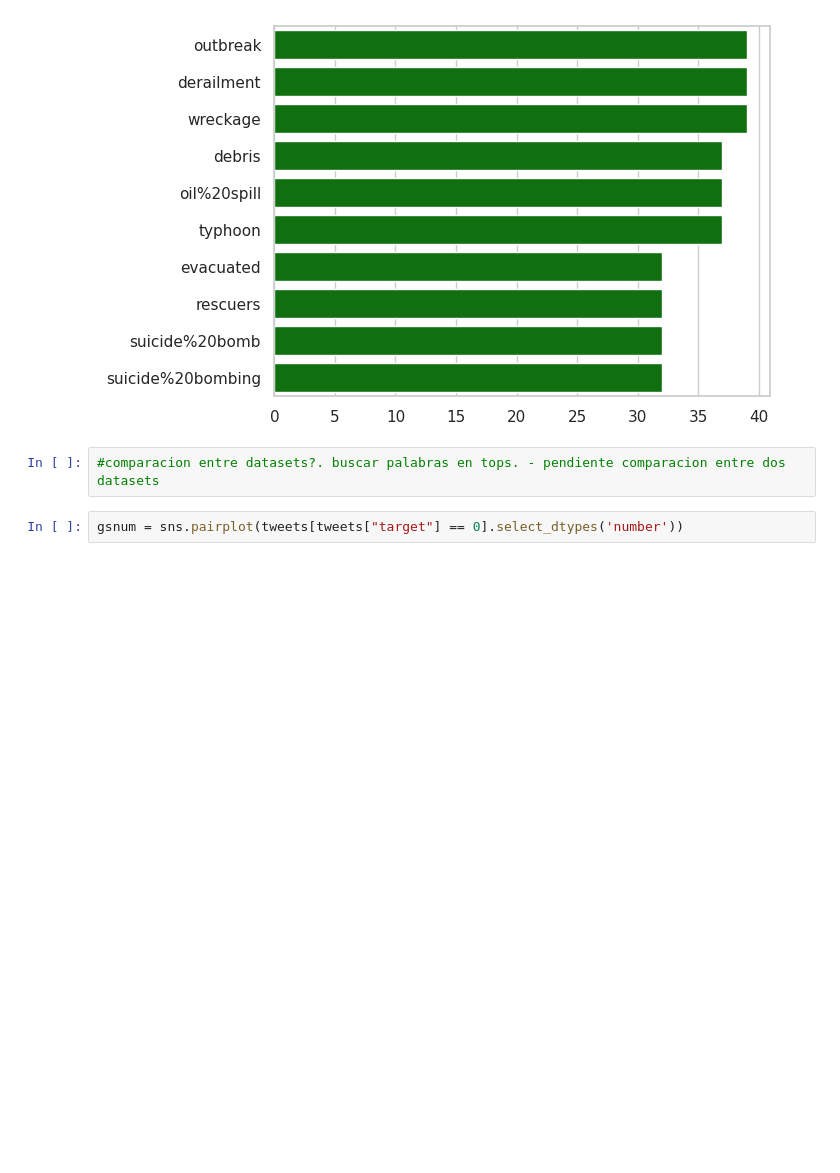
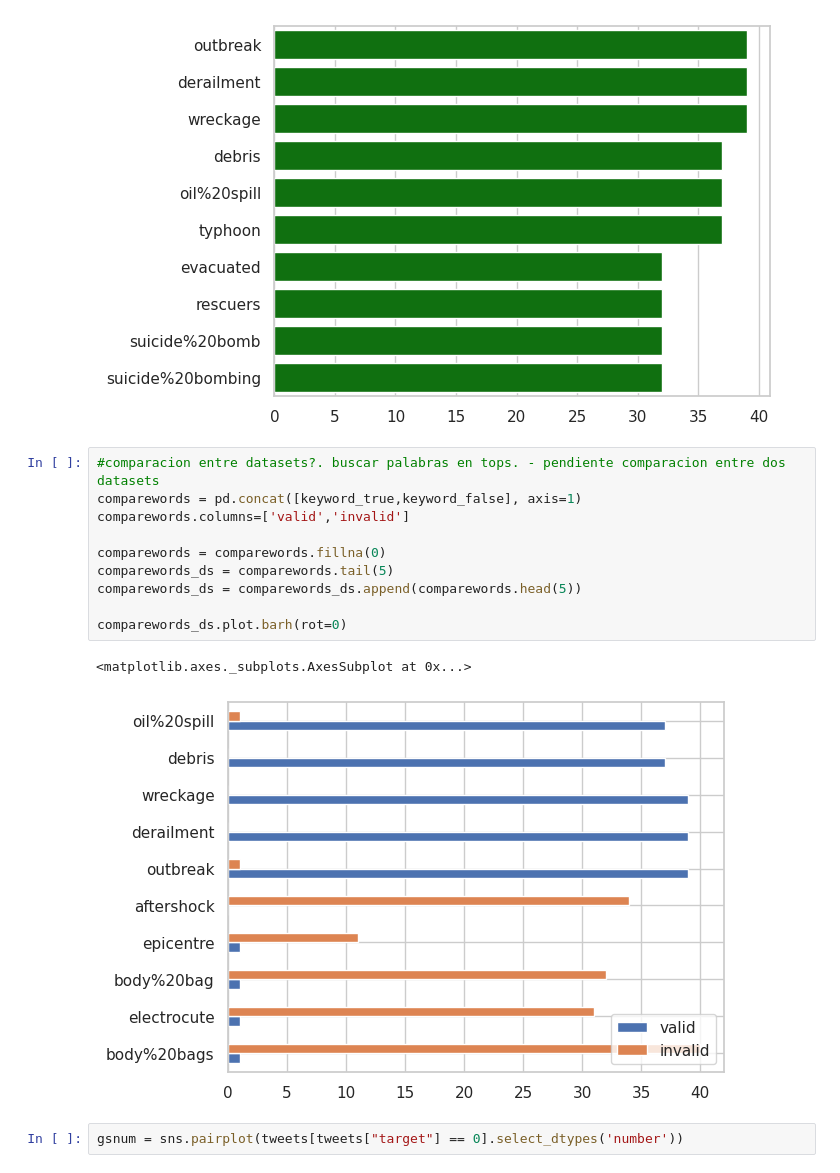
Before and after one commit to vnbarr/75.06-Datos, a Jupyter notebook: notebooks/TP1.ipynb, the cells around one changed output. Drawn from its saved outputs; the diff is of its cells as text; blank space fills up the shorter version.

```diff
--- a/notebooks/TP1.ipynb
+++ b/notebooks/TP1.ipynb
@@ -533,6 +528,17 @@ f = sns.barplot(x=keyword_true.head(10).values,y=keyword_true.head(10).index,col
 [figure]
 # %%
 #comparacion entre datasets?. buscar palabras en tops. - pendiente comparacion entre dos datasets
+comparewords = pd.concat([keyword_true,keyword_false], axis=1)
+comparewords.columns=['valid','invalid']
+
+comparewords = comparewords.fillna(0)
+comparewords_ds = comparewords.tail(5)
+comparewords_ds = comparewords_ds.append(comparewords.head(5))
+
+comparewords_ds.plot.barh(rot=0)
+# %% [output]
+<matplotlib.axes._subplots.AxesSubplot at 0x...>
+[figure, added]
 # %%
 gsnum = sns.pairplot(tweets[tweets["target"] == 0].select_dtypes('number'))
 # %% [output]
```
Also changed, not shown: parts of 2 cells of this notebook.
